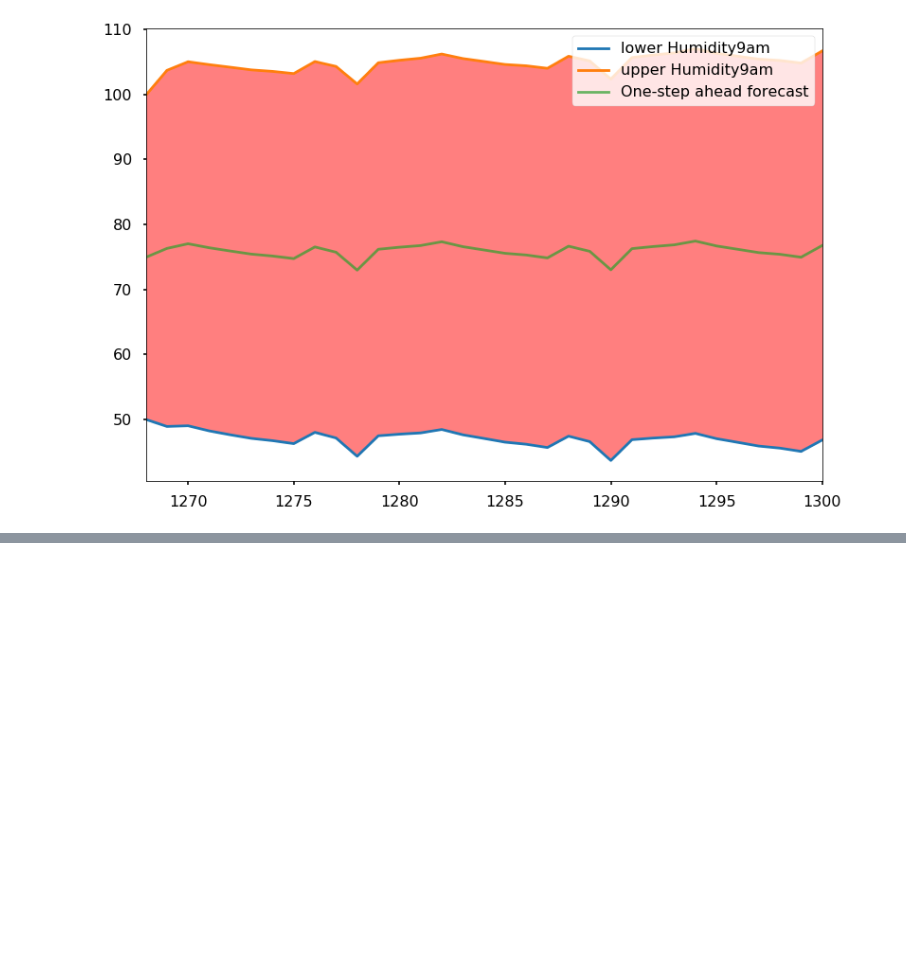
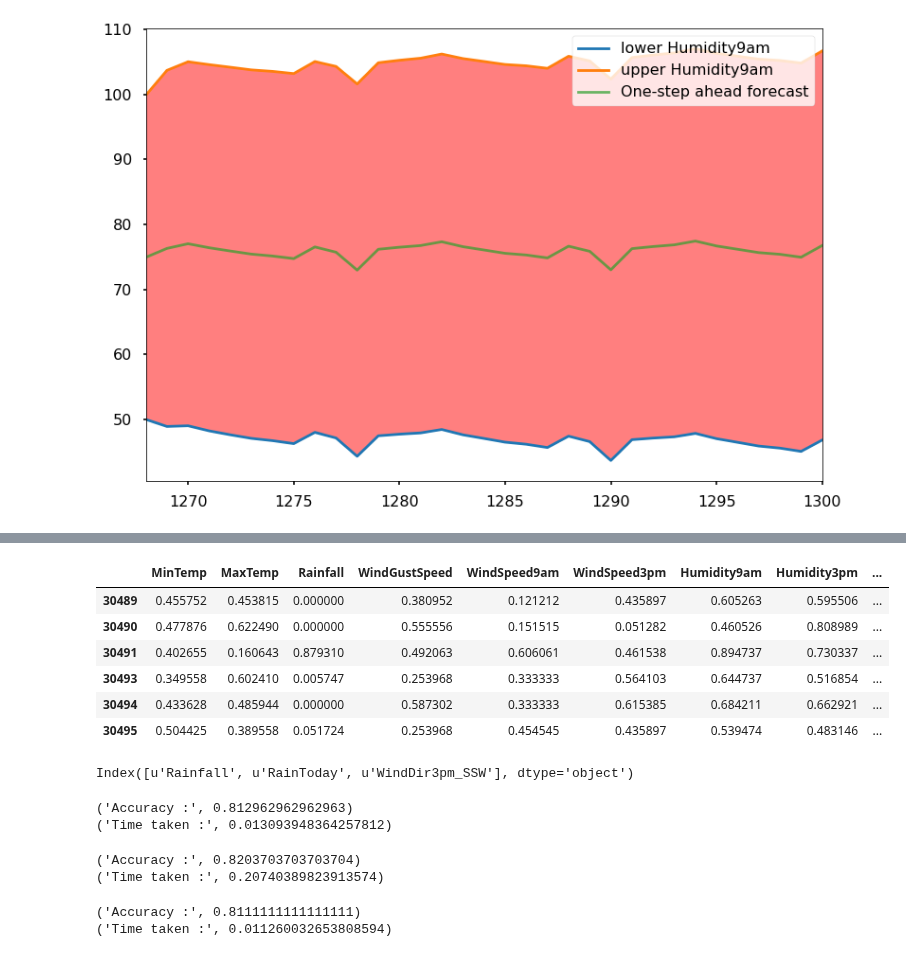
Before and after one commit to duguyihou/weatherForecast, a Jupyter notebook: Ass2_2.ipynb, the cells around one changed output, grey strips where cells are left out. Saved outputs shown, nothing was run; the diff lists cells and outputs as text; code cells hidden in the pictures; blank space fills up the shorter version.

```diff
--- a/Ass2_2.ipynb
+++ b/Ass2_2.ipynb
@@ -396,0 +424,20 @@ plt.show()
+# %%
+df_attr.iloc[4:10]
+# %% [output]
+|  | MinTemp | MaxTemp | Rainfall | WindGustSpeed | WindSpeed9am | WindSpeed3pm | Humidity9am | Humidity3pm | ... |
+| 30489 | 0.455752 | 0.453815 | 0.000000 | 0.380952 | 0.121212 | 0.435897 | 0.605263 | 0.595506 | ... |
+| 30490 | 0.477876 | 0.622490 | 0.000000 | 0.555556 | 0.151515 | 0.051282 | 0.460526 | 0.808989 | ... |
+| 30491 | 0.402655 | 0.160643 | 0.879310 | 0.492063 | 0.606061 | 0.461538 | 0.894737 | 0.730337 | ... |
+| 30493 | 0.349558 | 0.602410 | 0.005747 | 0.253968 | 0.333333 | 0.564103 | 0.644737 | 0.516854 | ... |
+| 30494 | 0.433628 | 0.485944 | 0.000000 | 0.587302 | 0.333333 | 0.615385 | 0.684211 | 0.662921 | ... |
+| 30495 | 0.504425 | 0.389558 | 0.051724 | 0.253968 | 0.454545 | 0.435897 | 0.539474 | 0.483146 | ... |
+# %%
+from sklearn.feature_selection import SelectKBest, chi2
+X = df_attr.loc[:,df_attr.columns!='RainTomorrow']
+y = df_attr[['RainTomorrow']]
+selector = SelectKBest(chi2, k=3)
+selector.fit(X, y)
+X_new = selector.transform(X)
+print(X.columns[selector.get_support(indices=True)])
+# %% [output]
+Index([u'Rainfall', u'RainToday', u'WindDir3pm_SSW'], dtype='object')
@@ -396,0 +448,36 @@ plt.show()
+# %%
+t0=time.time()
+X_train,X_test,y_train,y_test = train_test_split(X,y,test_size=0.25)
+clf_logreg = LogisticRegression(random_state=0)
+clf_logreg.fit(X_train,y_train)
+y_pred = clf_logreg.predict(X_test)
+score = accuracy_score(y_test,y_pred)
+print('Accuracy :',score)
+print('Time taken :' , time.time()-t0)
+# %% [output]
+('Accuracy :', 0.812962962962963)
+('Time taken :', 0.013093948364257812)
+# %%
+t0=time.time()
+X_train,X_test,y_train,y_test = train_test_split(X,y,test_size=0.25)
+clf_rf = RandomForestClassifier(n_estimators=100, max_depth=4,random_state=0)
+clf_rf.fit(X_train,y_train)
+y_pred = clf_rf.predict(X_test)
+score = accuracy_score(y_test,y_pred)
+print('Accuracy :',score)
+print('Time taken :' , time.time()-t0)
+# %% [output]
+('Accuracy :', 0.8203703703703704)
+('Time taken :', 0.20740389823913574)
+# %%
+t0=time.time()
+X_train,X_test,y_train,y_test = train_test_split(X,y,test_size=0.25)
+clf_dt = DecisionTreeClassifier(random_state=0)
+clf_dt.fit(X_train,y_train)
+y_pred = clf_dt.predict(X_test)
+score = accuracy_score(y_test,y_pred)
+print('Accuracy :',score)
+print('Time taken :' , time.time()-t0)
+# %% [output]
+('Accuracy :', 0.8111111111111111)
+('Time taken :', 0.011260032653808594)
```
Also changed, not shown: parts of 9 cells of this notebook.
